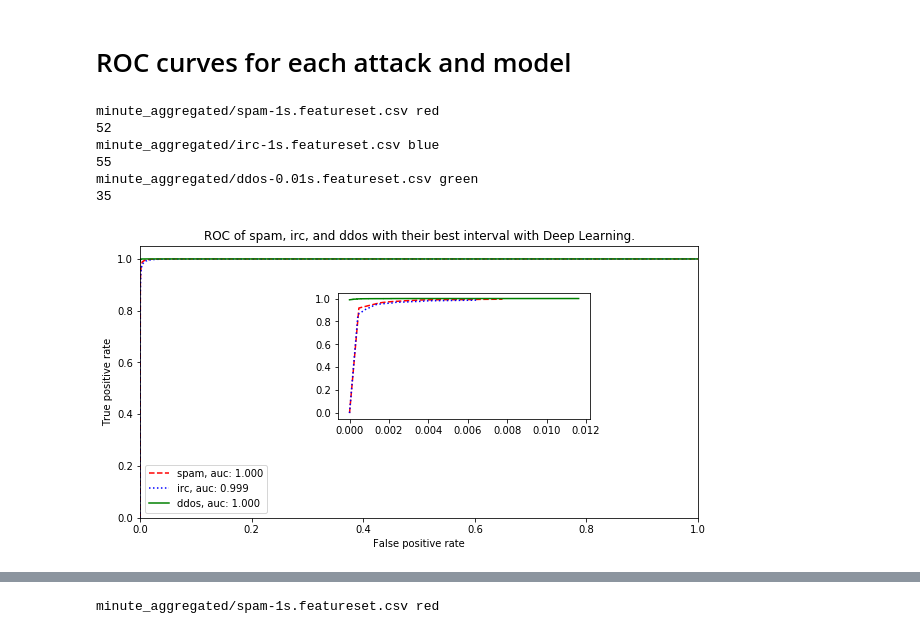
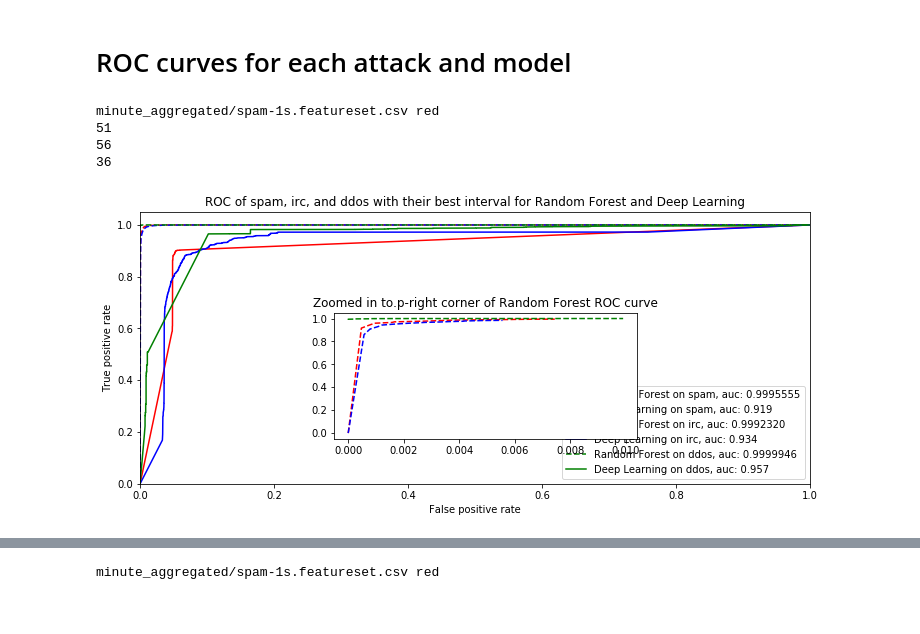
Before and after one commit to SpokenBanana/lambda-code, a Jupyter notebook: ddos-detection/Detecting Attacks.ipynb, the cells around one changed output, grey strips where cells are left out. Saved outputs shown, nothing was run; the diff lists cells and outputs as text; code cells hidden in the pictures.

```diff
--- a/ddos-detection/Detecting Attacks.ipynb
+++ b/ddos-detection/Detecting Attacks.ipynb
@@ -218,21 +218,30 @@ colors = ['red', 'blue', 'black']
 plt.figure(figsize=(10, 5))
 X_detail = []
 Y_detail = []
+plots = []
+dlx_detail = []
+dly_detail = []
 for i, attack in enumerate(attacks):
 
     files = ['minute_aggregated/{}-{}s.featureset.csv'.format(attack, interval) for interval in intervals]
 
     # Run each file through machine learning and get f1_scores of each
     f1_scores = get_plots_for_each_interval(attack, intervals)
-    plt.plot(intervals, f1_scores, color=colors[i], label=attack)
+    plt.plot(intervals, f1_scores, color=colors[i], label='Random Forest on {}'.format(attack))
+    plots.append((intervals, f1_scores, {'color': colors[i], 'label': 'Random Forest on {}'.format(attack)}))
     Y_detail.append(f1_scores[:3])
     X_detail.append(intervals[:3])
 
+    f1_scores = get_plots_for_each_interval(attack, intervals, model='dl')
+    plt.plot(intervals, f1_scores, color=colors[i], label='Deep Learning on {}'.format(attack), linestyle='dashed')
+    plots.append((intervals, f1_scores, {'color': colors[i], 'label': 'Deep Learning on {}'.format(attack), 'linestyle': 'dashed'}))
+    dly_detail.append(f1_scores[:3])
+    dlx_detail.append(intervals[:3])
 
 plt.xticks(intervals, rotation=90)
-plt.ylabel('Interval (seconds)')
+plt.xlabel('Interval (seconds)')
 plt.legend()
-plt.xlabel('F1 Score')
+plt.ylabel('F1 Score')
 plt.title('F1 Score per Interval For Each Attack Type')
 # position of zoomed in plot
 sub_axes = plt.axes([.6, .4, .25, .25])
@@ -240,6 +249,11 @@ i = 0
 for xdetail, ydetail in zip(X_detail, Y_detail):
     sub_axes.plot(xdetail, ydetail, color = colors[i], c = 'k')
     i += 1
+i = 0
+for xdetail, ydetail in zip(dlx_detail, dly_detail):
+    sub_axes.plot(xdetail, ydetail, color = colors[i], c = 'k', linestyle='dashed')
+    i += 1
+
 plt.xticks(intervals[:3], rotation=90)
 plt.show()
 # Now plot these scores
@@ -347,41 +390,52 @@ Accuracy: 0.9372, Recall: 0.9389, Precision: 0.9660, f1_score: 0.9523
 # %%
 # ROC curves for Random Forest
 # %matplotlib notebook
 import matplotlib.pyplot as plt
 colors = ['red', 'blue', 'green', 'black']
 attacks = ['spam', 'irc', 'ddos', '']
 linestyles = ['dashed', 'dotted', 'solid']
 X_detail = []
 Y_detail = []
-plt.figure(figsize=(10, 5))
-
+plt.figure(figsize=(12, 5))
+plots = []
+details = []
 for i, f in enumerate(files):
     print(f, colors[i])
     xtrain, xtest, ytrain, ytest = get_specific_features_from(f, features)
     clf = rf_train(xtrain, ytrain)
     fpr, tpr, auc = get_roc_metrics(clf, xtest, ytest, f)
     print(len(fpr))
     amount = 20
     if i == 2:
         amount = 30
     X_detail.append(fpr[:amount])
     Y_detail.append(tpr[:amount])
-    plot_roc_curve(fpr, tpr, auc, '{} with random forest'.format(f), '{}, auc: {:.3f}'.format(attacks[i], auc), colors[i], linestyles[i])
+    plot_roc_curve(fpr, tpr, auc, '{} with random forest'.format(f), 'Random Forest on {}, auc: {:.7f}'.format(attacks[i], auc), colors[i], 'dashed')
+    # save the data to edit the graph later.
+    plots.append((fpr, tpr, auc, '{} with random forest'.format(f), 'Random Forest on {}, auc: {:.7f}'.format(attacks[i], auc), colors[i], 'dashed'))
 
-plt.title('ROC of spam, irc, and ddos with their best interval with Deep Learning.')
+    xtrain, xtest, ytrain, ytest = get_specific_features_from(f, features)
+    clf = dl_train(xtrain, ytrain)
+    fpr, tpr, auc = get_roc_metrics(clf, xtest, ytest, sklearn=False)
+    plot_roc_curve(fpr, tpr, auc, '{} with random forest'.format(f), 'Deep Learning on {}, auc: {:.3f}'.format(attacks[i], auc), colors[i], 'solid')
+
+    plots.append((fpr, tpr, auc, '{} with random forest'.format(f), 'Deep Learning on {}, auc: {:.3f}'.format(attacks[i], auc), colors[i], 'solid'))
+
+
+plt.title('ROC of spam, irc, and ddos with their best interval for Random Forest and Deep Learning')
 plt.legend()
-sub_axes = plt.axes([.4, .4, .35, .35])
+sub_axes = plt.axes([.25, .25, .35, .35])
 i = 0
+plt.title("Zoomed in to.p-right corner of Random Forest ROC curve")
 for x, y in zip(X_detail, Y_detail):
-        sub_axes.plot(x, y, color=colors[i], c = 'k', linestyle=linestyles[i])
+        sub_axes.plot(x, y, color=colors[i], c = 'k', linestyle='dashed')
+        details.append((x, y, {'color': colors[i], 'c': 'k', 'linestyle': 'dashed'}))
         i += 1
 
 plt.show()
 # %% [output]
 minute_aggregated/spam-1s.featureset.csv red
-52
-minute_aggregated/irc-1s.featureset.csv blue
-55
-minute_aggregated/ddos-0.01s.featureset.csv green
-35
+51
+56
+36
-[figure, old version]
+[figure, new version]
```
Also changed, not shown: parts of 6 cells of this notebook, 3 other files.
